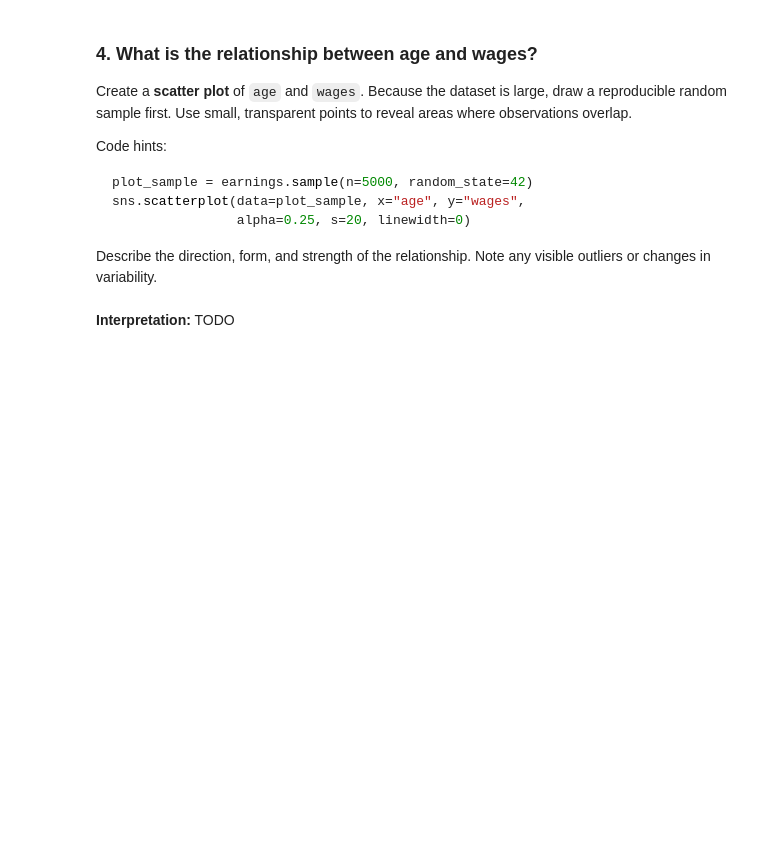
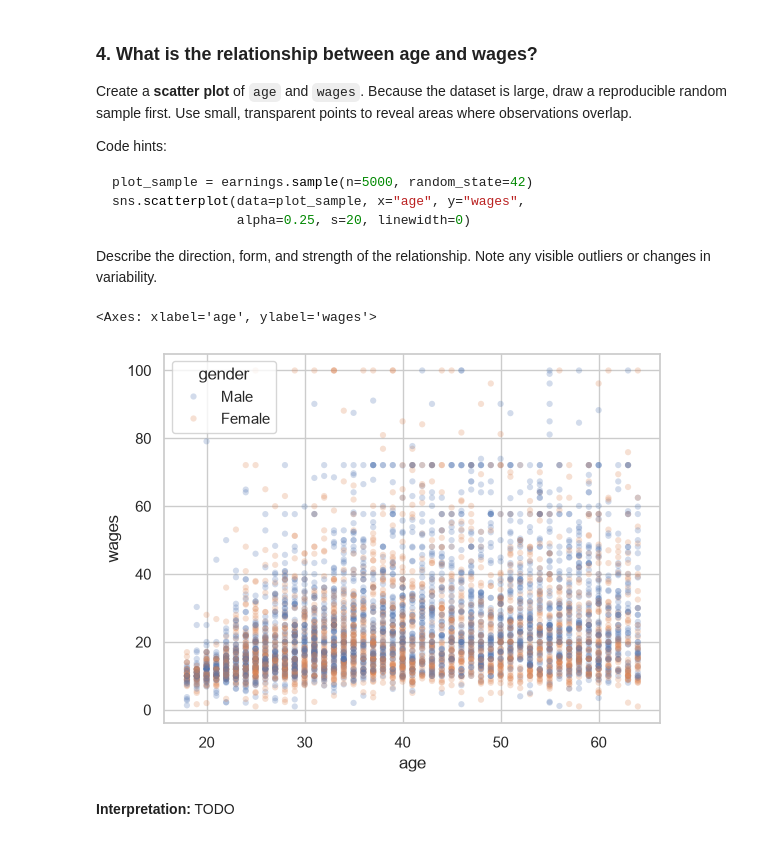
Before and after one commit to l-byrnes/earnings-viz, a Jupyter notebook: earnings-eda.ipynb, the cells around one changed output. Saved outputs shown, nothing was run; the diff lists cells and outputs as text; code cells hidden in the pictures; blank space fills up the shorter version.

```diff
--- a/earnings-eda.ipynb
+++ b/earnings-eda.ipynb
@@ -151,6 +169,11 @@ sns.scatterplot(data=plot_sample, x="age", y="wages",
 Describe the direction, form, and strength of the relationship. Note any visible outliers or changes in variability.
 # %%
 # TODO: Create and label the scatter plot.
+plot_sample = earnings.sample(n=5000, random_state=42)
+sns.scatterplot(data=plot_sample, x="age", y="wages", alpha=0.25, s=20, linewidth=0, hue='gender')
+# %% [output]
+<Axes: xlabel='age', ylabel='wages'>
+[figure, added]
 # %% [markdown]
 **Interpretation:** TODO
 # %% [markdown]
```
Also changed, not shown: parts of 5 cells of this notebook.
